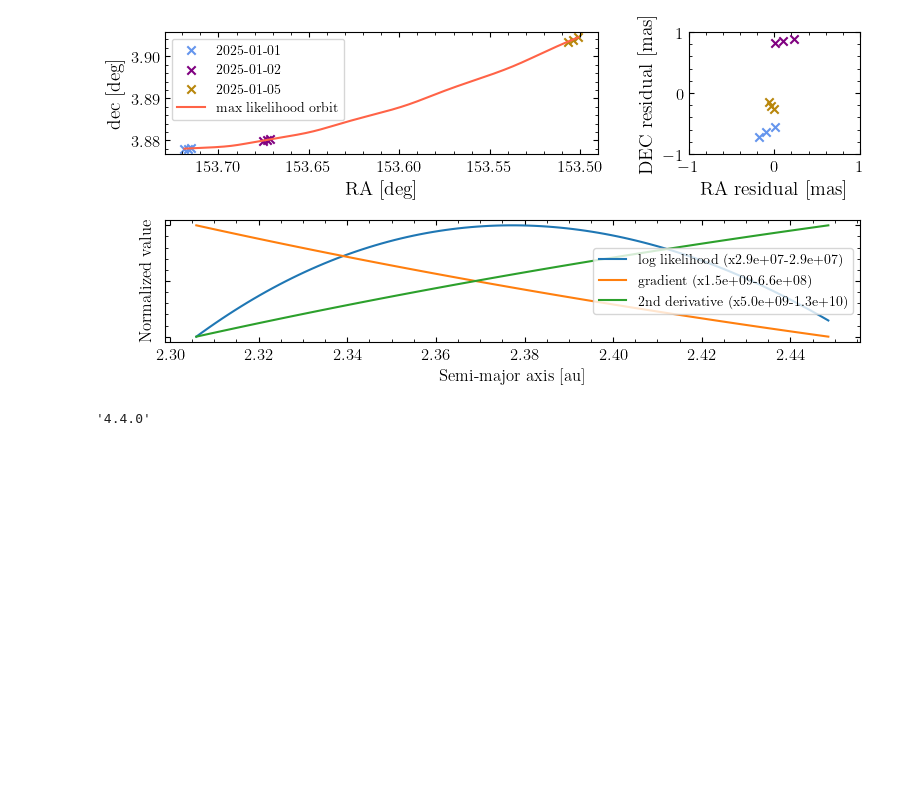
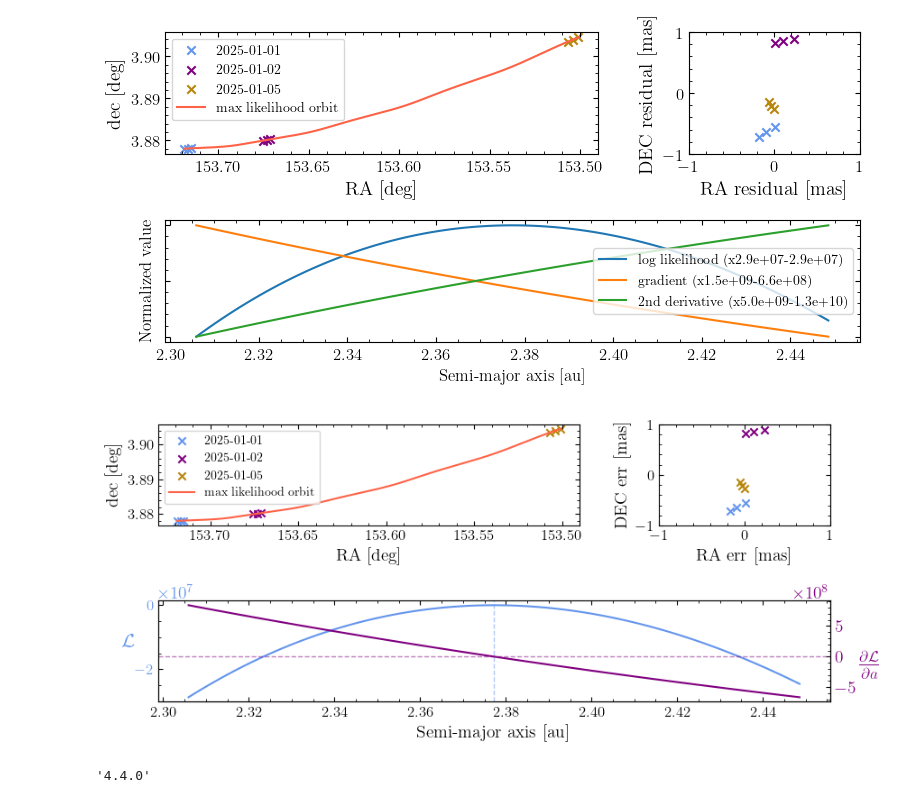
Before and after one commit to ben-cassese/jorbit, a Jupyter notebook: paper/wikipedia_orbit_fit.ipynb, the cells around one changed output. Drawn from its saved outputs; the diff is of its cells as text; code cells hidden in the pictures; blank space fills up the shorter version.

```diff
--- a/paper/wikipedia_orbit_fit.ipynb
+++ b/paper/wikipedia_orbit_fit.ipynb
@@ -280,6 +280,50 @@ plt.tight_layout()
 plt.savefig("figures/max_likelihood_orbit.pdf", bbox_inches="tight")
 # %% [output]
 [figure]
+# %%
+fig = plt.figure(figsize=(9, 4))  # Increased height to accommodate new subplot
+gs = fig.add_gridspec(2, 3)  # 2 rows, 3 columns
+ax1 = fig.add_subplot(gs[0, 0:2])  # Top row, first two columns
+ax2 = fig.add_subplot(gs[0, 2])    # Top row, third column
+ax3 = fig.add_subplot(gs[1, :])    # Bottom row, all columns (spans full width)
+
+ax1.scatter(coords.ra[:3], coords.dec[:3], c="cornflowerblue", marker="x", label="2025-01-01")
+ax1.scatter(coords.ra[3:6], coords.dec[3:6], c="purple", marker="x", label="2025-01-02")
+ax1.scatter(coords.ra[6:], coords.dec[6:], c="darkgoldenrod", marker="x", label="2025-01-05")
+ax1.plot(ephem.ra, ephem.dec, c="tomato", label="max likelihood orbit")
+ax1.set(xlabel="RA [deg]", ylabel="dec [deg]")
+ax1.set_xlim(ax1.get_xlim()[::-1])
+ax1.legend(fontsize="10")
+
+ax2.scatter(fit_resids[:3, 0] * 1_000, fit_resids[:3, 1] * 1_000, c="cornflowerblue", marker="x")
+ax2.scatter(fit_resids[3:6, 0] * 1_000, fit_resids[3:6, 1] * 1_000, c="purple", marker="x")
+ax2.scatter(fit_resids[6:, 0] * 1_000, fit_resids[6:, 1] * 1_000, c="darkgoldenrod", marker="x")
+ax2.set(
+    xlim=(-1, 1),
+    ylim=(-1, 1),
+    xlabel="RA err [mas]",
+    ylabel="DEC err [mas]",
+)
+
+ax3.plot(semis, lls, color="cornflowerblue")
+ax3.tick_params(axis='y', labelcolor="cornflowerblue")
+ax3.set_ylabel("$\\mathcal{L}$", color="cornflowerblue", fontsize=16, rotation=0, labelpad=5)
+ax3.set_xlabel("Semi-major axis [au]", fontsize=14)
+ax3.axvline(p_fit.keplerian_state.semi, color="cornflowerblue", linestyle="--", alpha=0.5, lw=1)
+ax3_twin = ax3.twinx()
+ax3_twin.plot(semis, grad_lls, color="purple")
+ax3_twin.tick_params(axis='y', labelcolor="purple")
+ax3_twin.set_ylabel("$\\frac{\\partial \\mathcal{L}}{\\partial a}$", color="purple", fontsize=18, rotation=0, labelpad=10)
+ax3_twin.axhline(0, color="purple", linestyle="--", alpha=0.5, lw=1)
+
+
+ax1.tick_params(labelsize=12)
+ax2.tick_params(labelsize=12)
+ax3.tick_params(labelsize=12)
+plt.tight_layout()
+plt.savefig("figures/max_likelihood_orbit.pdf", bbox_inches="tight")
+# %% [output]
+[figure, added]
 # %%
 """Tests that the acceleration functions agree with external codes."""
 
```
Also changed, not shown: parts of 10 cells of this notebook, 2 other files.
